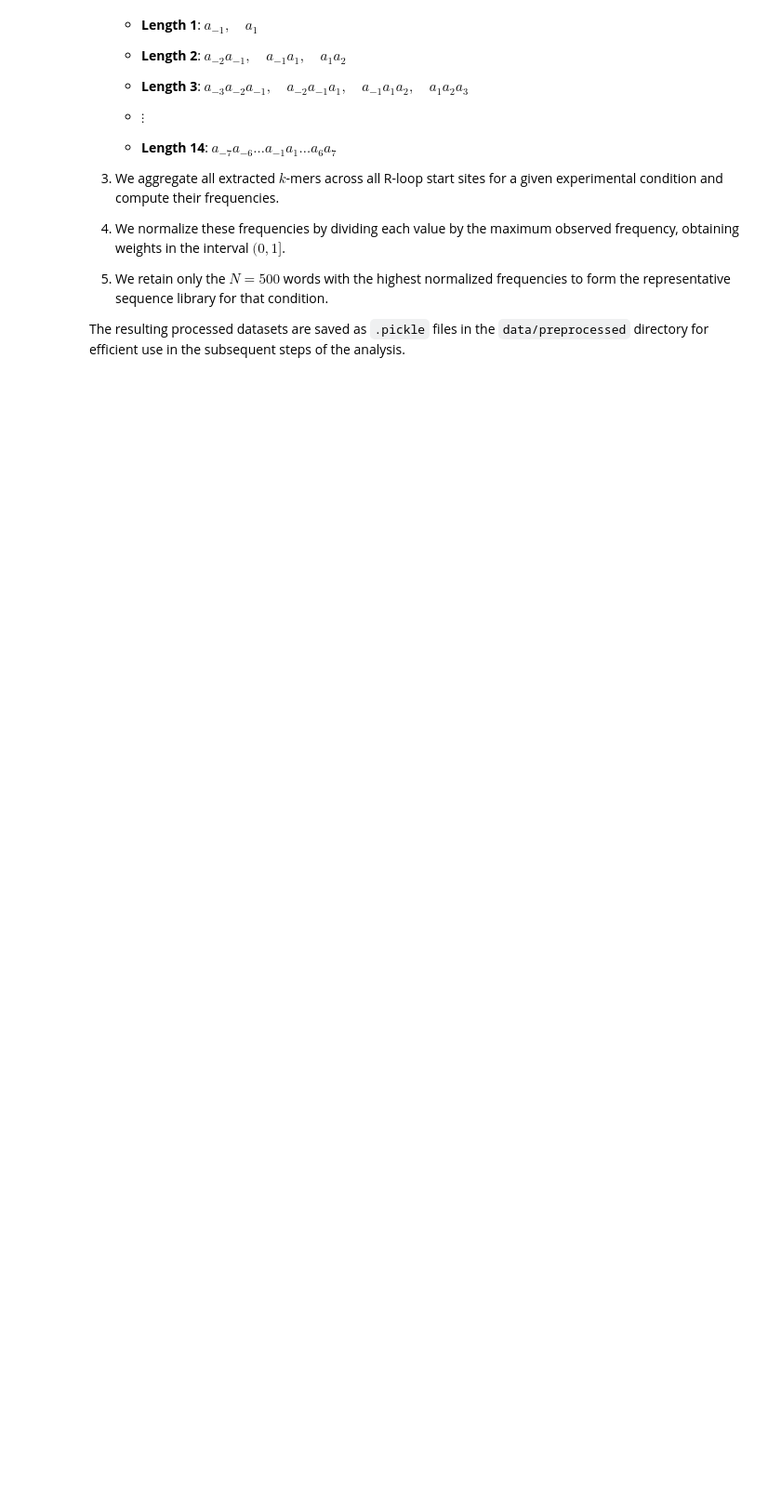
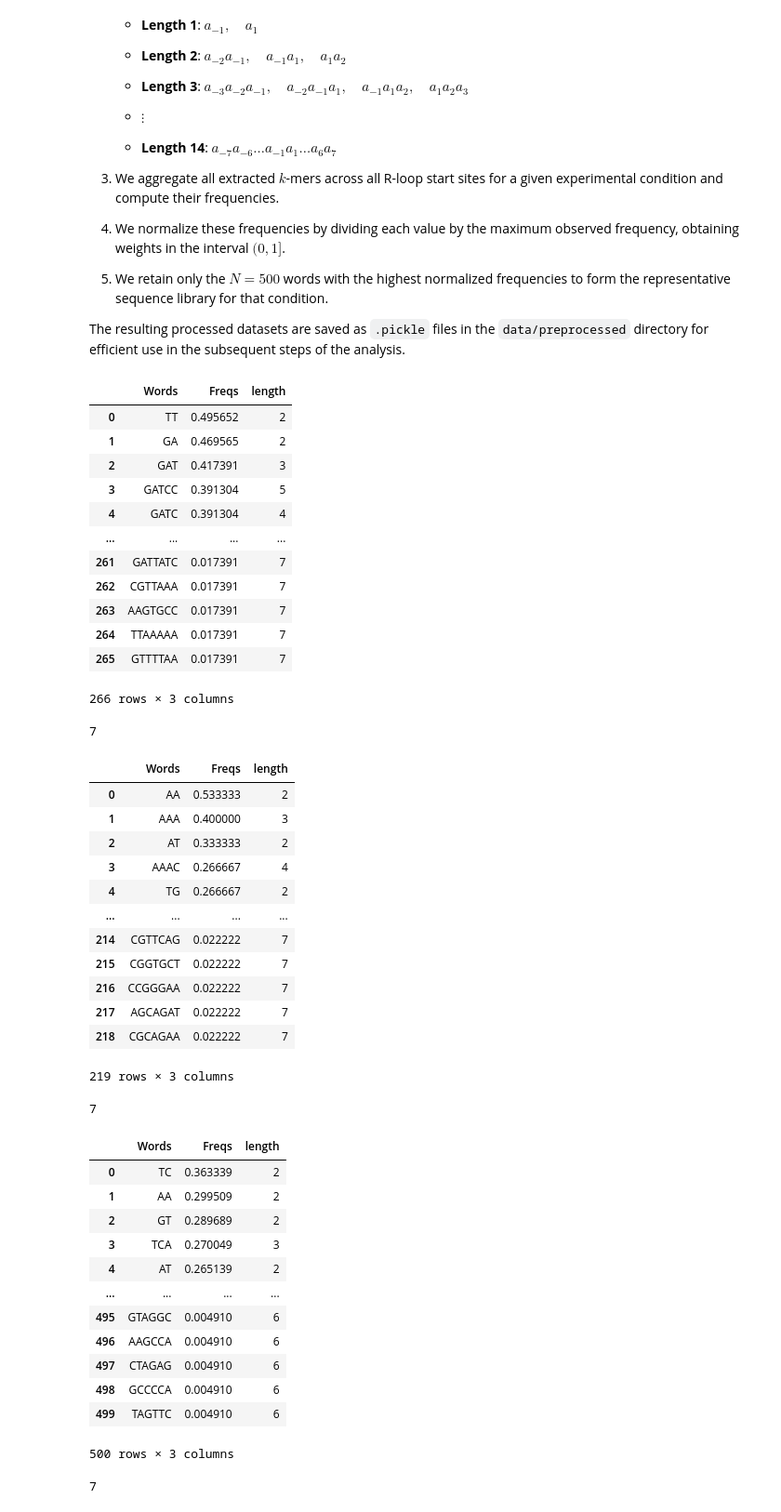
Before and after one commit to USF-DNA-Knot-Math/InDelsTopo, a Jupyter notebook: examples/Example2_Rloops/1_Preprocess_Data.ipynb, the cells around one changed output. Shown at 93% size. Saved outputs shown, nothing was run; the diff lists cells and outputs as text; code cells hidden in the pictures; blank space fills up the shorter version.

```diff
--- a/examples/Example2_Rloops/1_Preprocess_Data.ipynb
+++ b/examples/Example2_Rloops/1_Preprocess_Data.ipynb
@@ -72,35 +72,88 @@ bed_files = [f for f in os.listdir(folder_path_bed) if f.endswith('.bed')]
 
 #Create libraries for the Bed Files
 Libraries=[]
+
+min_len=2
+location='end'
 
 for file in bed_files:
 
     #Read BED file
     bed_df = pd.read_csv(os.path.join(folder_path_bed, file), sep="\t")
 
     #Rename BED file columns
     bed_df.columns = ["chrom", "start", "end", "extra_info", "extra_bit", "direction"]
 
     #Build sequence table around R-loop starts
-    Table = produce_table(bed_df, folder_path_fasta, dictionary_fastas,max_window_size=max_window_side)
+    Table = produce_table(bed_df, folder_path_fasta, dictionary_fastas,max_window_size=max_window_side,location=location)
 
     # Generate combined k-mers
     words, freqs = get_words_combined(Table, max_w=max_window_side)
 
     # Normalize frequencies
     freqs=np.array(freqs)/np.max(freqs)
 
     # Build Library DataFrame and select top N words
     Table_Words=pd.DataFrame({'Words':words, 'Freqs':freqs})
+
+    Table_Words['length']=Table_Words['Words'].apply(lambda x: len(x))
+    Table_Words=Table_Words[Table_Words['length']>=min_len]
+
     Table_Words=Table_Words.sort_values('Freqs',ascending=False).reset_index(drop=True).iloc[0:max_N_words]
 
     # Get experiment name from file
     exp_name = file.replace('.bed', '')
 
+    display(Table_Words)
+    print(Table_Words.length.max())
+
     # Append to libraries list
     Libraries.append({'exp_name': exp_name, 'table': Table_Words})
 
 #Save libraries
-output_path = 'data/preprocessed/R_loops_14-mers_starting_site.pickle'
+output_path = 'data/preprocessed/R_loops_14-mers_starting_site_min_len_'+str(min_len)+'_'+location+'.pickle'
 with open(output_path, 'wb') as handle:
     pickle.dump(Libraries, handle)
+# %% [output]
+|  | Words | Freqs | length |
+| 0 | TT | 0.495652 | 2 |
+| 1 | GA | 0.469565 | 2 |
+| 2 | GAT | 0.417391 | 3 |
+| 3 | GATCC | 0.391304 | 5 |
+| 4 | GATC | 0.391304 | 4 |
+| ... | ... | ... | ... |
+| 261 | GATTATC | 0.017391 | 7 |
+| 262 | CGTTAAA | 0.017391 | 7 |
+| 263 | AAGTGCC | 0.017391 | 7 |
+| 264 | TTAAAAA | 0.017391 | 7 |
+| 265 | GTTTTAA | 0.017391 | 7 |
+266 rows × 3 columns
+7
+|  | Words | Freqs | length |
+| 0 | AA | 0.533333 | 2 |
+| 1 | AAA | 0.400000 | 3 |
+| 2 | AT | 0.333333 | 2 |
+| 3 | AAAC | 0.266667 | 4 |
+| 4 | TG | 0.266667 | 2 |
+| ... | ... | ... | ... |
+| 214 | CGTTCAG | 0.022222 | 7 |
+| 215 | CGGTGCT | 0.022222 | 7 |
+| 216 | CCGGGAA | 0.022222 | 7 |
+| 217 | AGCAGAT | 0.022222 | 7 |
+| 218 | CGCAGAA | 0.022222 | 7 |
+219 rows × 3 columns
+7
+|  | Words | Freqs | length |
+| 0 | TC | 0.363339 | 2 |
+| 1 | AA | 0.299509 | 2 |
+| 2 | GT | 0.289689 | 2 |
+| 3 | TCA | 0.270049 | 3 |
+| 4 | AT | 0.265139 | 2 |
+| ... | ... | ... | ... |
+| 495 | GTAGGC | 0.004910 | 6 |
+| 496 | AAGCCA | 0.004910 | 6 |
+| 497 | CTAGAG | 0.004910 | 6 |
+| 498 | GCCCCA | 0.004910 | 6 |
+| 499 | TAGTTC | 0.004910 | 6 |
+500 rows × 3 columns
+7
```
Also changed, not shown: parts of 1 cell of this notebook, 7 other files.
